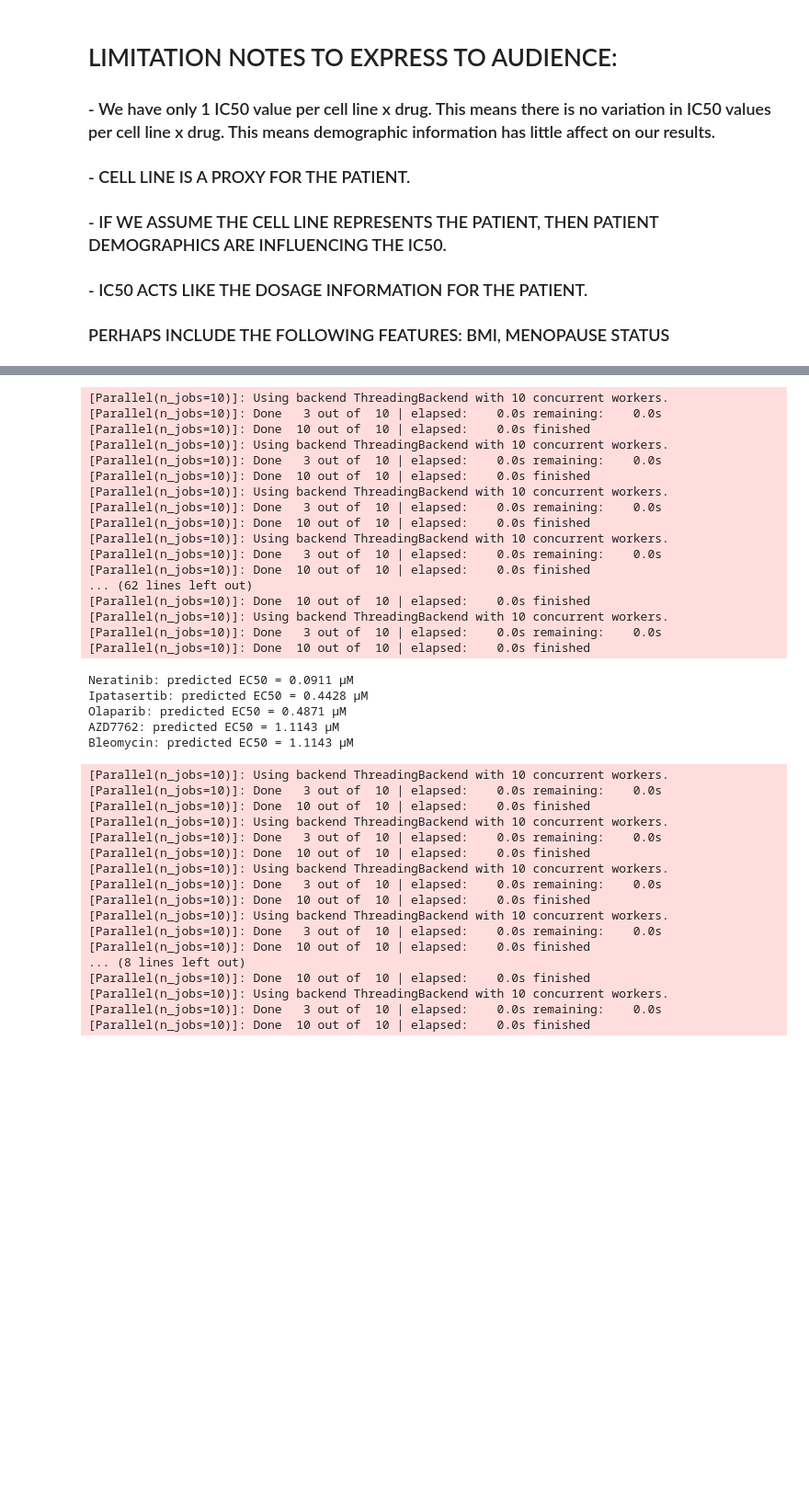
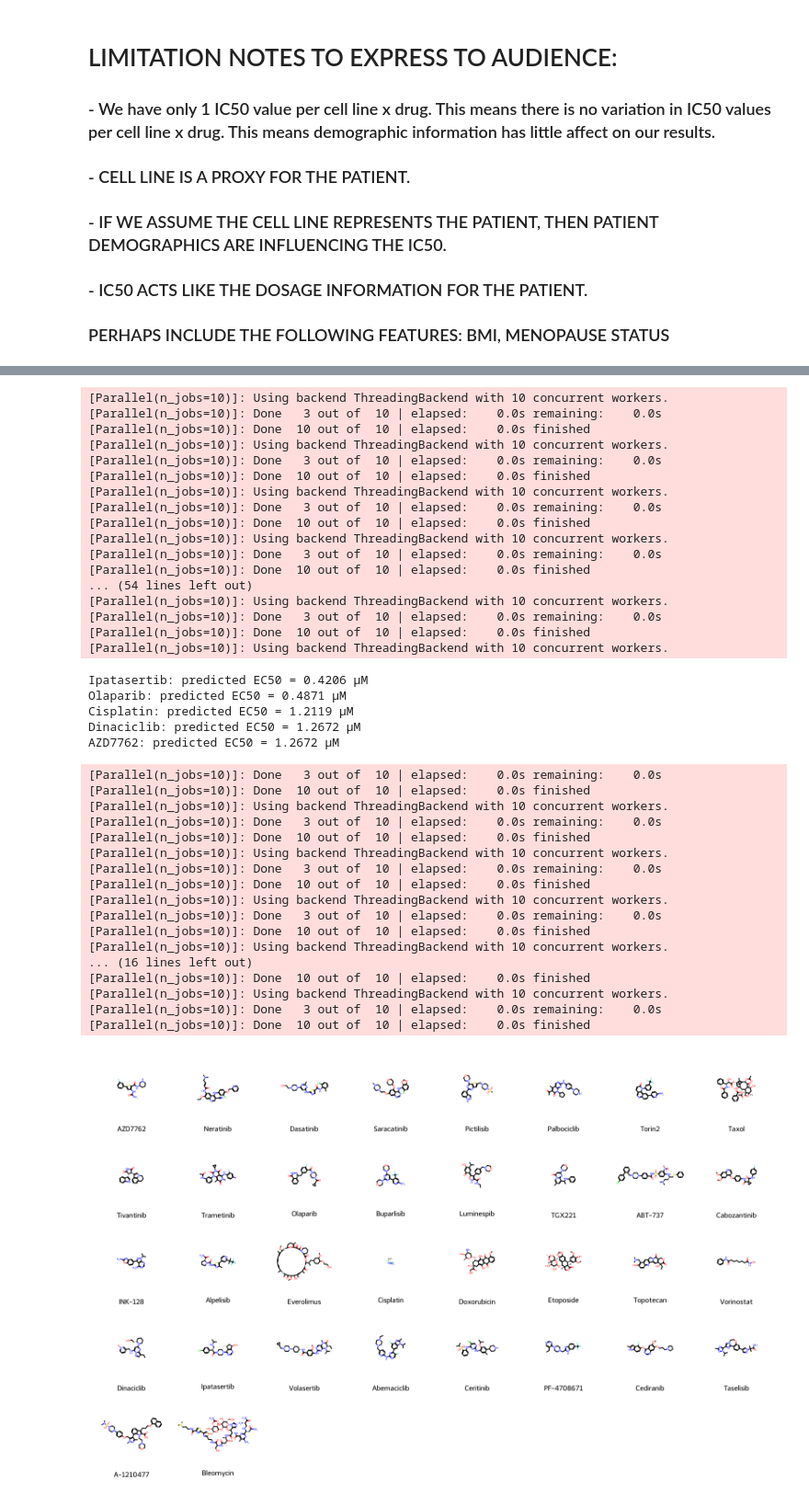
Before and after one commit to Sammccarthypotter/Data_277_-Cancer, a Jupyter notebook: Best_chemical_dosage_per_patient.ipynb, the cells around one changed output, grey strips where cells are left out. Shown at 92% size. Saved outputs shown, nothing was run; the diff lists cells and outputs as text; code cells hidden in the pictures; blank space fills up the shorter version.

Commit message:
Drafing drug recommendation

```diff
--- a/Best_chemical_dosage_per_patient.ipynb
+++ b/Best_chemical_dosage_per_patient.ipynb
@@ -421,8 +423,10 @@ for drug in drug_columns:
 results = sorted(results, key=lambda x: x[1])
 
 # Display top 5 recommended drugs
+Top_5 = []
 for drug, ec50 in results[:5]:
     print(f'{drug}: predicted EC50 = {ec50:.4f} µM')
+    Top_5.append(drug)
 # %% [output]
 [Parallel(n_jobs=10)]: Using backend ThreadingBackend with 10 concurrent workers.
 [Parallel(n_jobs=10)]: Done   3 out of  10 | elapsed:    0.0s remaining:    0.0s
@@ -436,17 +440,16 @@ for drug, ec50 in results[:5]:
 [Parallel(n_jobs=10)]: Using backend ThreadingBackend with 10 concurrent workers.
 [Parallel(n_jobs=10)]: Done   3 out of  10 | elapsed:    0.0s remaining:    0.0s
 [Parallel(n_jobs=10)]: Done  10 out of  10 | elapsed:    0.0s finished
-... (62 lines left out)
-[Parallel(n_jobs=10)]: Done  10 out of  10 | elapsed:    0.0s finished
+... (54 lines left out)
 [Parallel(n_jobs=10)]: Using backend ThreadingBackend with 10 concurrent workers.
 [Parallel(n_jobs=10)]: Done   3 out of  10 | elapsed:    0.0s remaining:    0.0s
 [Parallel(n_jobs=10)]: Done  10 out of  10 | elapsed:    0.0s finished
+[Parallel(n_jobs=10)]: Using backend ThreadingBackend with 10 concurrent workers.
-Neratinib: predicted EC50 = 0.0911 µM
-Ipatasertib: predicted EC50 = 0.4428 µM
+Ipatasertib: predicted EC50 = 0.4206 µM
 Olaparib: predicted EC50 = 0.4871 µM
-AZD7762: predicted EC50 = 1.1143 µM
-Bleomycin: predicted EC50 = 1.1143 µM
+Cisplatin: predicted EC50 = 1.2119 µM
+Dinaciclib: predicted EC50 = 1.2672 µM
+AZD7762: predicted EC50 = 1.2672 µM
-[Parallel(n_jobs=10)]: Using backend ThreadingBackend with 10 concurrent workers.
 [Parallel(n_jobs=10)]: Done   3 out of  10 | elapsed:    0.0s remaining:    0.0s
 [Parallel(n_jobs=10)]: Done  10 out of  10 | elapsed:    0.0s finished
 [Parallel(n_jobs=10)]: Using backend ThreadingBackend with 10 concurrent workers.
@@ -458,7 +461,8 @@ Bleomycin: predicted EC50 = 1.1143 µM
 [Parallel(n_jobs=10)]: Using backend ThreadingBackend with 10 concurrent workers.
 [Parallel(n_jobs=10)]: Done   3 out of  10 | elapsed:    0.0s remaining:    0.0s
 [Parallel(n_jobs=10)]: Done  10 out of  10 | elapsed:    0.0s finished
-... (8 lines left out)
+[Parallel(n_jobs=10)]: Using backend ThreadingBackend with 10 concurrent workers.
+... (16 lines left out)
 [Parallel(n_jobs=10)]: Done  10 out of  10 | elapsed:    0.0s finished
 [Parallel(n_jobs=10)]: Using backend ThreadingBackend with 10 concurrent workers.
 [Parallel(n_jobs=10)]: Done   3 out of  10 | elapsed:    0.0s remaining:    0.0s
@@ -467,0 +476,26 @@ Bleomycin: predicted EC50 = 1.1143 µM
+# %%
+SmallMolecules = pd.read_csv("data/HarvardSmallMolecules.csv")
+# %%
+columns = ['Name', 'Molecular Mass', 'SMILES']
+SmallMolecules = SmallMolecules[columns]
+# %%
+from rdkit import Chem
+from rdkit.Chem import Draw
+
+# Prepare molecules and names
+mols = [Chem.MolFromSmiles(smiles) for smiles in SmallMolecules["SMILES"]]
+names = SmallMolecules["Name"].tolist()
+
+# Create image with names as legends
+img = Draw.MolsToGridImage(
+    mols,
+    legends=names,
+    molsPerRow=8,  # Adjust for layout, e.g. 5 columns x 7 rows
+    subImgSize=(200, 200)  # Size of each molecule image
+)
+
+# Show the image (in Jupyter)
+from IPython.display import display
+display(img)
+# %% [output]
+[figure, added]
```
Also changed, not shown: parts of 11 cells of this notebook.
